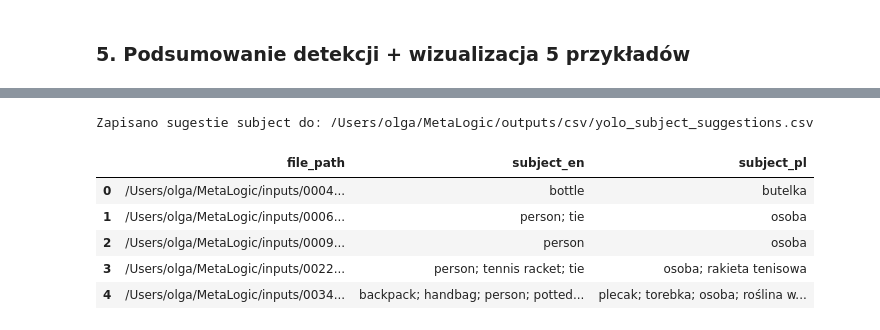
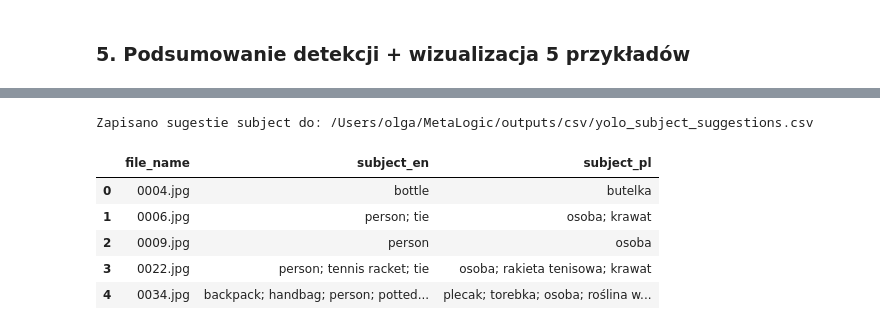
Before and after one commit to OlgaSzum/MetaLogic, a Jupyter notebook: notebooks/04_yolo_objects.ipynb, the cells around one changed output, grey strips where cells are left out. Cells and saved outputs as stored; diff of their text form; code cells hidden in the pictures.

```diff
--- a/notebooks/04_yolo_objects.ipynb
+++ b/notebooks/04_yolo_objects.ipynb
@@ -349,6 +351,7 @@ Speed: 1.2ms preprocess, 152.4ms inference, 0.5ms postprocess per image at shape
 
 import pandas as pd
 from ast import literal_eval
+from pathlib import Path
 
 # plik z batchowym wynikiem YOLO (komórka 4)
 RESULTS_CSV = OUTPUT_CSV_DIR / "yolo_medium_results.csv"
@@ -358,22 +361,69 @@ RESULTS_CSV = OUTPUT_CSV_DIR / "yolo_medium_results.csv"
 # (rozszerzysz w razie potrzeby)
 # ============================
 CLASS_PL = {
+    "airplane": "samolot",
+    "backpack": "plecak",
+    "banana": "banan",
+    "baseball bat": "kij baseballowy",
+    "bear": "niedźwiedź",
+    "bed": "łóżko",
+    "bench": "ławka",
+    "bicycle": "rower",
+    "bird": "ptak",
+    "book": "książka",
+    "bottle": "butelka",
+    "bowl": "miska",
+    "bus": "autobus",
+    "cake": "ciasto",
+    "car": "samochód",
+    "carrot": "marchewka",
+    "cat": "kot",
+    "cell phone": "telefon komórkowy",
+    "chair": "krzesło",
+    "clock": "zegar",
+    "cow": "krowa",
+    "cup": "kubek",
+    "dog": "pies",
+    "donut": "donut",
+    "elephant": "słoń",
+    "fire hydrant": "hydrant",
+    "fork": "widelec",
+    "frisbee": "frisbee",
+    "giraffe": "żyrafa",
+    "handbag": "torebka",
+    "horse": "koń",
+    "hot dog": "hot-dog",
+    "keyboard": "klawiatura",
+    "kite": "latawiec",
+    "knife": "nóż",
+    "laptop": "laptop",
+    "microwave": "kuchenka mikrofalowa",
+    "motorcycle": "motocykl",
+    "mouse": "mysz",
+    "orange": "pomarańcza",
+    "oven": "piekarnik",
+    "parking meter": "parkometr",
     "person": "osoba",
-    "car": "samochód",
-    "bicycle": "rower",
-    "bus": "autobus",
+    "pizza": "pizza",
+    "potted plant": "roślina w doniczce",
+    "refrigerator": "lodówka",
+    "remote": "pilot",
+    "sandwich": "kanapka",
+    "scissors": "nożyczki",
+    "sheep": "owca",
+    "sink": "zlew",
+    "sports ball": "piłka sportowa",
+    "stop sign": "znak stop",
+    "suitcase": "walizka",
+    "tennis racket": "rakieta tenisowa",
+    "tie": "krawat",
+    "toilet": "toaleta",
+    "traffic light": "sygnalizator świetlny",
+    "train": "pociąg",
     "truck": "ciężarówka",
-    "train": "pociąg",
-    "motorcycle": "motocykl",
-    "bench": "ławka",
-    "traffic light": "sygnalizator świetlny",
-    "stop sign": "znak stop",
-    "backpack": "plecak",
-    "handbag": "torebka",
-    "bottle": "butelka",
-    "potted plant": "roślina w doniczce",
-    "tennis racket": "rakieta tenisowa",
-    # dopisuj kolejne klasy wg potrzeb
+    "tv": "telewizor",
+    "umbrella": "parasol",
+    "vase": "wazon",
 }
 
 # 1) wczytanie wyników YOLO (jeśli df_yolo nie jest w pamięci)
@@ -386,40 +436,42 @@ if "df_yolo" not in globals():
             "classes": literal_eval,      # listy klas
             "class_counts": literal_eval  # słowniki {klasa: liczba}
         }
     )
 
 # 2) funkcja: listę klas EN → subject_en + subject_pl
 def classes_to_subjects(class_list):
     if not isinstance(class_list, list):
         return pd.Series({"subject_en": "", "subject_pl": ""})
 
     unique_en = sorted(set(class_list))
     subject_en = "; ".join(unique_en)
 
     pl_names = [CLASS_PL[c] for c in unique_en if c in CLASS_PL]
     subject_pl = "; ".join(pl_names) if pl_names else ""
 
     return pd.Series({"subject_en": subject_en, "subject_pl": subject_pl})
 
 # 3) agregacja: jedno zdjęcie → jedna para subject_en / subject_pl
+#    + file_name jako pierwsza kolumna (zamiast file_path)
 df_subj = df_yolo[["file_path", "classes"]].copy()
+df_subj["file_name"] = df_subj["file_path"].apply(lambda p: Path(p).name)
 subj_cols = df_subj["classes"].apply(classes_to_subjects)
-df_subj = pd.concat([df_subj["file_path"], subj_cols], axis=1)
+df_subj = pd.concat([df_subj[["file_name"]], subj_cols], axis=1)
 
 # 4) zapis CSV
 SUBJECT_CSV = OUTPUT_CSV_DIR / "yolo_subject_suggestions.csv"
 df_subj.to_csv(SUBJECT_CSV, index=False)
 
 print("Zapisano sugestie subject do:", SUBJECT_CSV)
 df_subj.head()
 # %% [output]
 Zapisano sugestie subject do: /Users/olga/MetaLogic/outputs/csv/yolo_subject_suggestions.csv
-|  | file_path | subject_en | subject_pl |
-| 0 | /Users/olga/MetaLogic/inputs/0004... | bottle | butelka |
-| 1 | /Users/olga/MetaLogic/inputs/0006... | person; tie | osoba |
-| 2 | /Users/olga/MetaLogic/inputs/0009... | person | osoba |
-| 3 | /Users/olga/MetaLogic/inputs/0022... | person; tennis racket; tie | osoba; rakieta tenisowa |
-| 4 | /Users/olga/MetaLogic/inputs/0034... | backpack; handbag; person; potted... | plecak; torebka; osoba; roślina w... |
+|  | file_name | subject_en | subject_pl |
+| 0 | 0004.jpg | bottle | butelka |
+| 1 | 0006.jpg | person; tie | osoba; krawat |
+| 2 | 0009.jpg | person | osoba |
+| 3 | 0022.jpg | person; tennis racket; tie | osoba; rakieta tenisowa; krawat |
+| 4 | 0034.jpg | backpack; handbag; person; potted... | plecak; torebka; osoba; roślina w... |
 # %% [markdown]
 ### Nota: trening YOLO dla własnych obiektów
 
```
Also changed, not shown: parts of 6 cells of this notebook, 9 other files.
